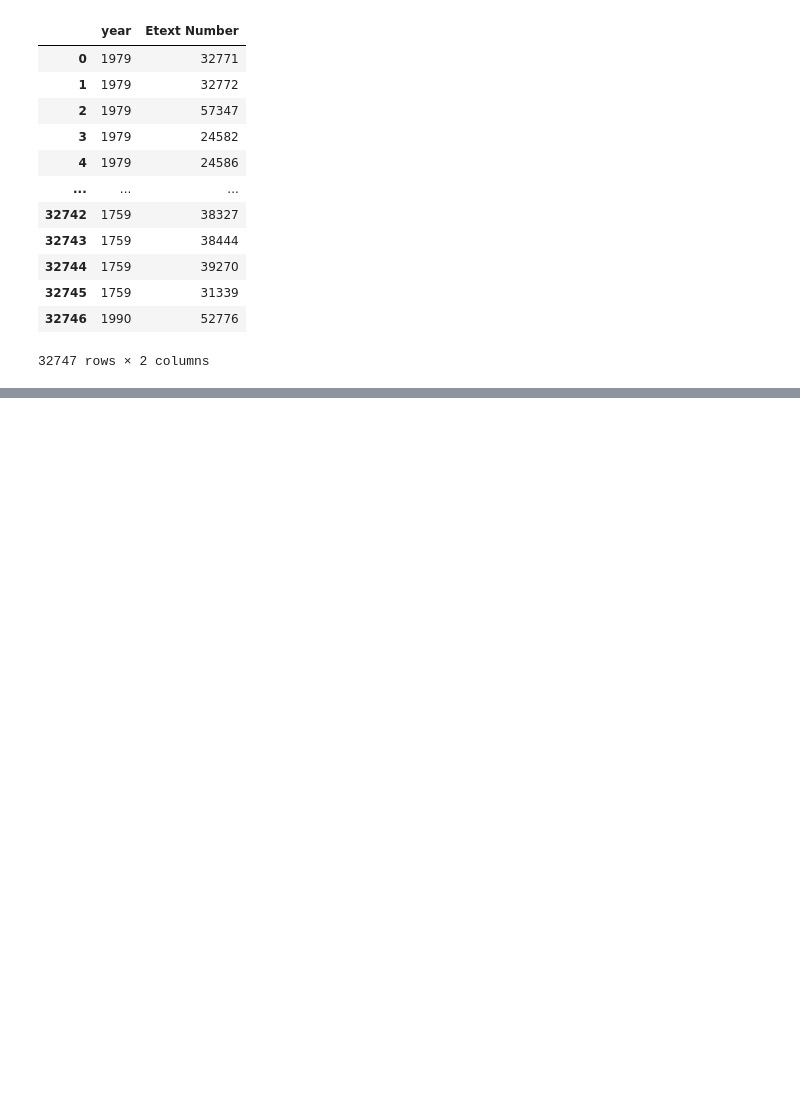
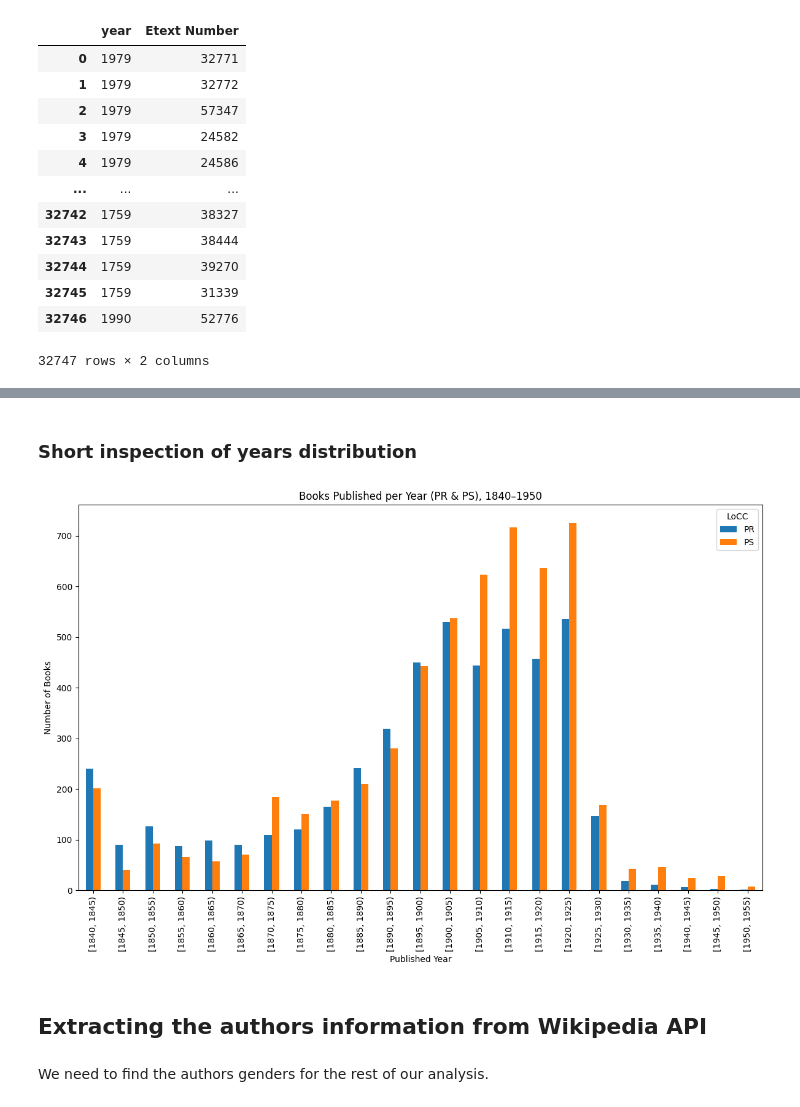
Before and after one commit to eglantine-vialaneix/opium-gutenberg, a Jupyter notebook: code/data_preparation.ipynb, the cells around one changed output, grey strips where cells are left out. Drawn from its saved outputs; the diff is of its cells as text; code cells hidden in the pictures; blank space fills up the shorter version.

Commit message:
cleaning of years extraction and preparation for author info retrieval

```diff
--- a/code/data_preparation.ipynb
+++ b/code/data_preparation.ipynb
@@ -196,0 +213,3 @@ metadata_df_final
+# %%
+metadata_with_years = pd.read_csv("../data/metadata_with_years.csv", index_col=0)
+metadata_with_years
@@ -196,0 +230,33 @@ metadata_df_final
+# %% [markdown]
+### Short inspection of years distribution
+# %%
+fig, ax = plt.subplots(figsize=(12, 8))
+
+mask = (
+    metadata_with_years["LoCC"].isin({'PR', 'PS'}) &
+    metadata_with_years["Published Year"].between(1840, 1950)
+)
+
+bins = range(1840, 1956, 5)
+
+df = metadata_with_years[mask].copy()
+df["Year Bin"] = pd.cut(df["Published Year"], bins=bins, right=False)
+
+(
+    df.groupby(["Year Bin", "LoCC"])
+    .size()
+    .unstack("LoCC")
+    .plot.bar(ax=ax)
+)
+
+ax.set_xlabel("Published Year")
+ax.set_ylabel("Number of Books")
+ax.set_title("Books Published per Year (PR & PS), 1840–1950")
+plt.tight_layout()
+plt.show()
+# %% [output]
+[figure, added]
+# %% [markdown]
+## Extracting the authors information from Wikipedia API
+# %% [markdown]
+We need to find the authors genders for the rest of our analysis.
```
Also changed, not shown: parts of 16 cells of this notebook, 3 other files.
